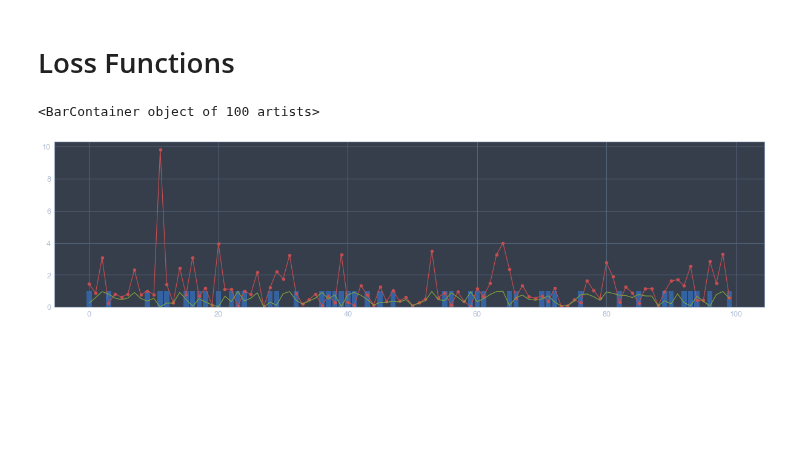
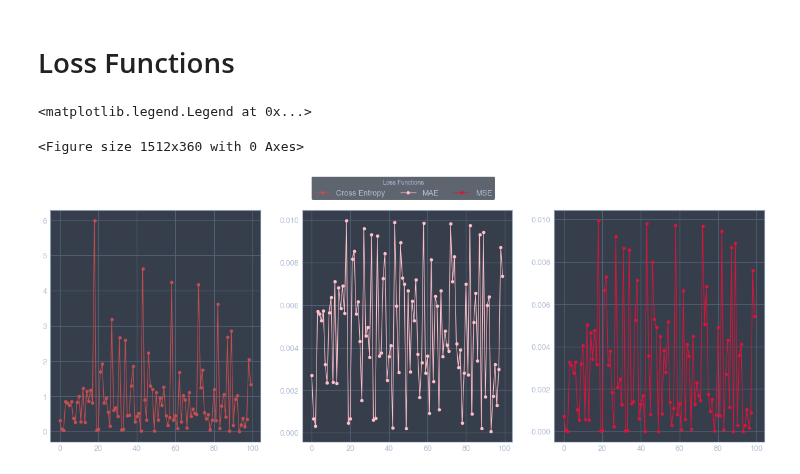
Before and after one commit to fadeeva/nakedML, a Jupyter notebook: Loss_Functions.ipynb, the cells around one changed output. Saved outputs shown, nothing was run; the diff lists cells and outputs as text; code cells hidden in the pictures; blank space fills up the shorter version.

```diff
--- a/Loss_Functions.ipynb
+++ b/Loss_Functions.ipynb
@@ -9,11 +9,37 @@ yhat = np.random.rand(100)
 # %%
 def cross_entropy(y, yhat):
     return np.round(-1*(y*np.log(yhat) + (1-y)*np.log(1-yhat)), 5)
+
+
+def mae(y, yhat):
+    return np.abs(y - yhat)/len(y)
+
+
+def mse(y, yhat):
+    return (y - yhat)**2 / len(y)
+
+
+def loss_f(f, y, yhat):
+    loss_functions = {
+        'cross_entropy': cross_entropy,
+        'mae': mae,
+        'mse': mse,
+    }
+    return loss_functions[f](y, yhat)
 # %%
 plt.figure(figsize=(21, 5))
-plt.plot(np.arange(0, 100), cross_entropy(y, yhat), marker='o', color='r')
-plt.plot(np.arange(0, 100), yhat, color='g')
-plt.bar(np.arange(0, 100), y, alpha=.7)
+
+fig, axs = plt.subplots(1, 3, figsize=(21, 7))
+
+axs[0].plot(np.arange(0, 100), loss_f('cross_entropy', y, yhat), marker='o', color='r', label='Cross Entropy')
+axs[1].plot(np.arange(0, 100), loss_f('mae', y, yhat), marker='o', color='pink', label='MAE')
+axs[2].plot(np.arange(0, 100), loss_f('mse', y, yhat), marker='o', color='crimson', label='MSE')
+
+# plt.plot(np.arange(0, 100), yhat, color='g')
+# plt.bar(np.arange(0, 100), y, alpha=.7)
+
+fig.legend(title='Loss Functions', ncol=3, loc='upper center')
 # %% [output]
-<BarContainer object of 100 artists>
+<matplotlib.legend.Legend at 0x...>
+<Figure size 1512x360 with 0 Axes>
-[figure, old version]
+[figure, new version]
```
